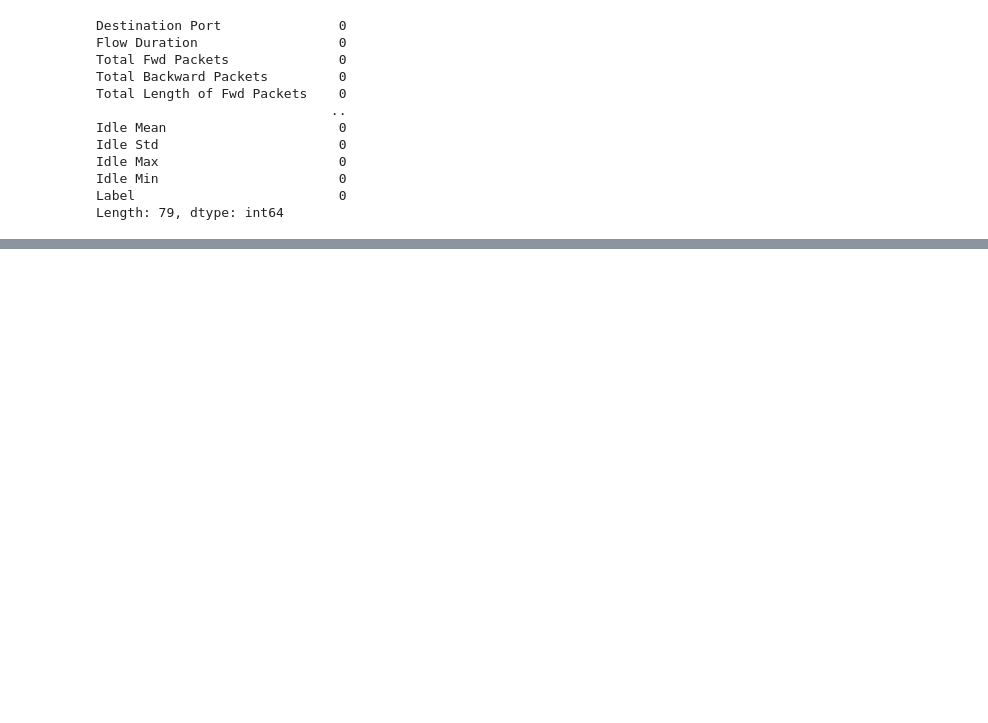
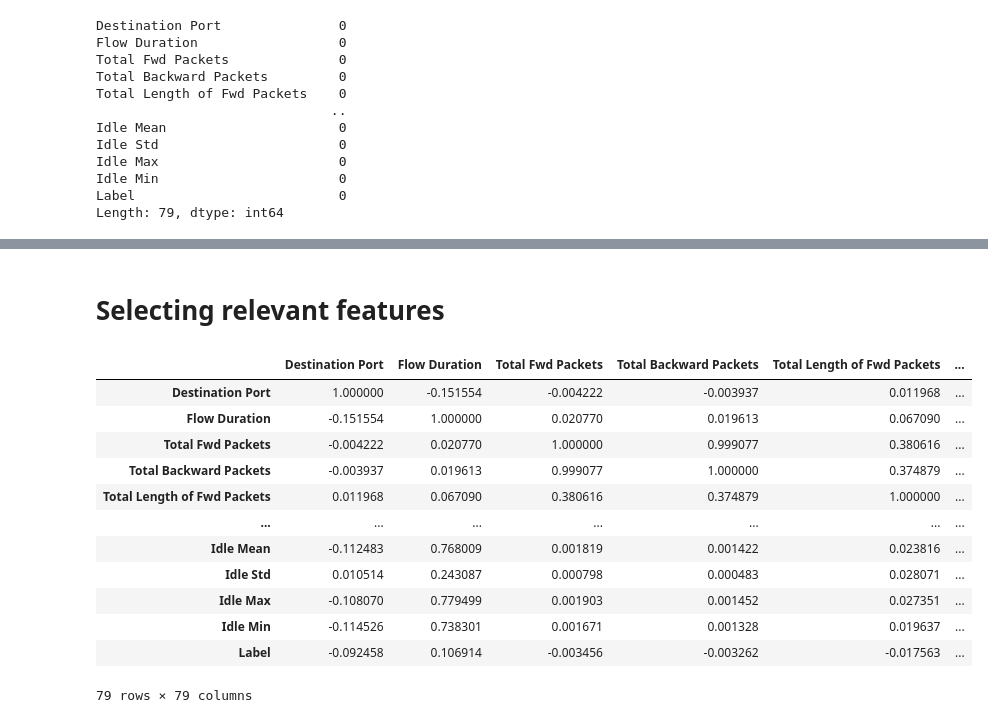
Before and after one commit to theMarlonski/cybersecurity-intrusion-classifier, a Jupyter notebook: notebooks/intrusion-detection-classifier.ipynb, the cells around one changed output, grey strips where cells are left out. Cells and saved outputs as stored; diff of their text form; code cells hidden in the pictures; blank space fills up the shorter version.

```diff
--- a/notebooks/intrusion-detection-classifier.ipynb
+++ b/notebooks/intrusion-detection-classifier.ipynb
@@ -86,6 +86,9 @@ Index([' Destination Port', ' Flow Duration', ' Total Fwd Packets',
 # %%
 # remove whitespace from column names
 df.columns = df.columns.str.strip()
+
+# clean the
+df['Label'] = df['Label'].str.replace(' � ', ' ')
 # %%
 # check for missing values
 df.isnull().sum()
@@ -162 +165,17 @@ Heartbleed                         11
 Name: Label, dtype: int64
+# %%
+# filter the data to only include DoS and DDos attacks and Brute Force and XXS attacks
+df = df[df['Label'].isin(['BENIGN', 'PortScan', 'FTP-Patator', 'SSH-Patator' ,'DoS Hulk', 'DoS GoldenEye', 'DoS slowloris', 'DoS Slowhttptest', 'DDoS', 'Web Attack Brute Force'])]
+
+# PortScan - activity performed by a hacker to identify open ports and services available on a host, and identify potential weaknesses
+# FTP-Patator - brute force attack on FTP server
+# SSH-Patator - brute force attack on SSH server
+# DoS Hulk - denial of service attack on web server
+# DoS GoldenEye - denial of service attack on web server
+# DoS slowloris - denial of service attack on web server
+# DoS Slowhttptest - denial of service attack on web server
+# DDoS - distributed denial of service attack on web server
+# Brute Force - brute force attack on web server
+
+# group together all DoS attacks
+df['Label'].replace(['DoS Hulk', 'DoS GoldenEye', 'DoS slowloris', 'DoS Slowhttptest'], 'DoS', inplace=True)
@@ -162,0 +204,5 @@ Name: Label, dtype: int64
+# %%
+# finally reshuffle the data
+df = df.sample(frac=1).reset_index(drop=True)
+# %% [markdown]
+# Selecting relevant features
@@ -162,0 +218,19 @@ Name: Label, dtype: int64
+# %%
+# correlation matrix
+corr_matrix = df.corr()
+# %%
+corr_matrix
+# %% [output]
+|  | Destination Port | Flow Duration | Total Fwd Packets | Total Backward Packets | Total Length of Fwd Packets | ... |
+| Destination Port | 1.000000 | -0.151554 | -0.004222 | -0.003937 | 0.011968 | ... |
+| Flow Duration | -0.151554 | 1.000000 | 0.020770 | 0.019613 | 0.067090 | ... |
+| Total Fwd Packets | -0.004222 | 0.020770 | 1.000000 | 0.999077 | 0.380616 | ... |
+| Total Backward Packets | -0.003937 | 0.019613 | 0.999077 | 1.000000 | 0.374879 | ... |
+| Total Length of Fwd Packets | 0.011968 | 0.067090 | 0.380616 | 0.374879 | 1.000000 | ... |
+| ... | ... | ... | ... | ... | ... | ... |
+| Idle Mean | -0.112483 | 0.768009 | 0.001819 | 0.001422 | 0.023816 | ... |
+| Idle Std | 0.010514 | 0.243087 | 0.000798 | 0.000483 | 0.028071 | ... |
+| Idle Max | -0.108070 | 0.779499 | 0.001903 | 0.001452 | 0.027351 | ... |
+| Idle Min | -0.114526 | 0.738301 | 0.001671 | 0.001328 | 0.019637 | ... |
+| Label | -0.092458 | 0.106914 | -0.003456 | -0.003262 | -0.017563 | ... |
+79 rows × 79 columns
```
Also changed, not shown: parts of 15 cells of this notebook.
